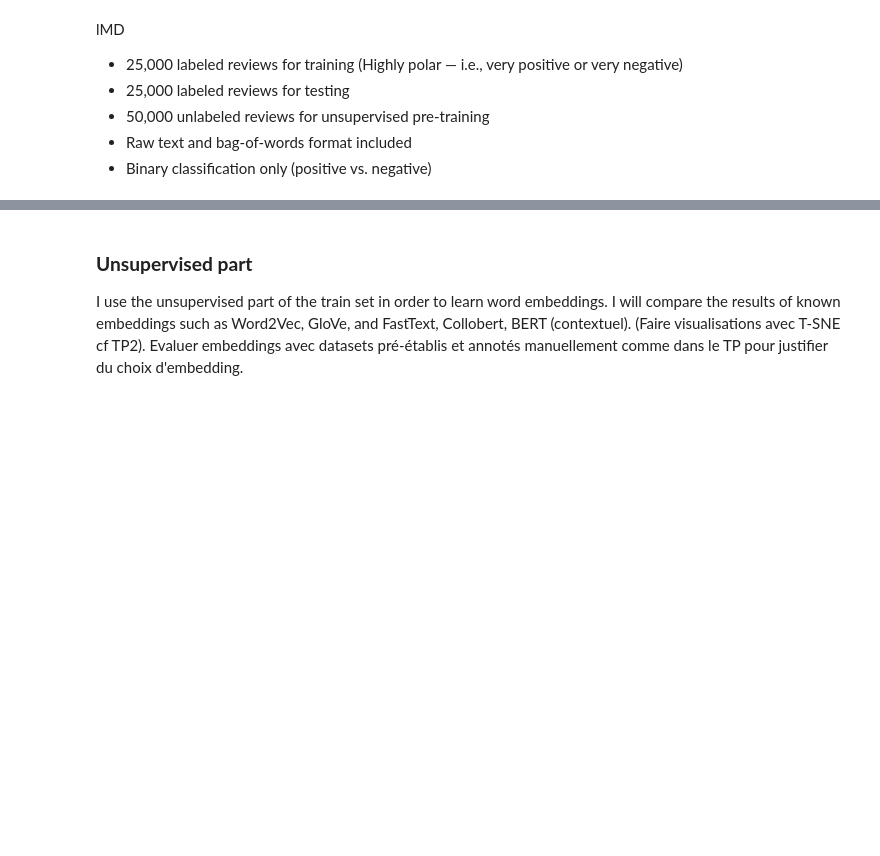
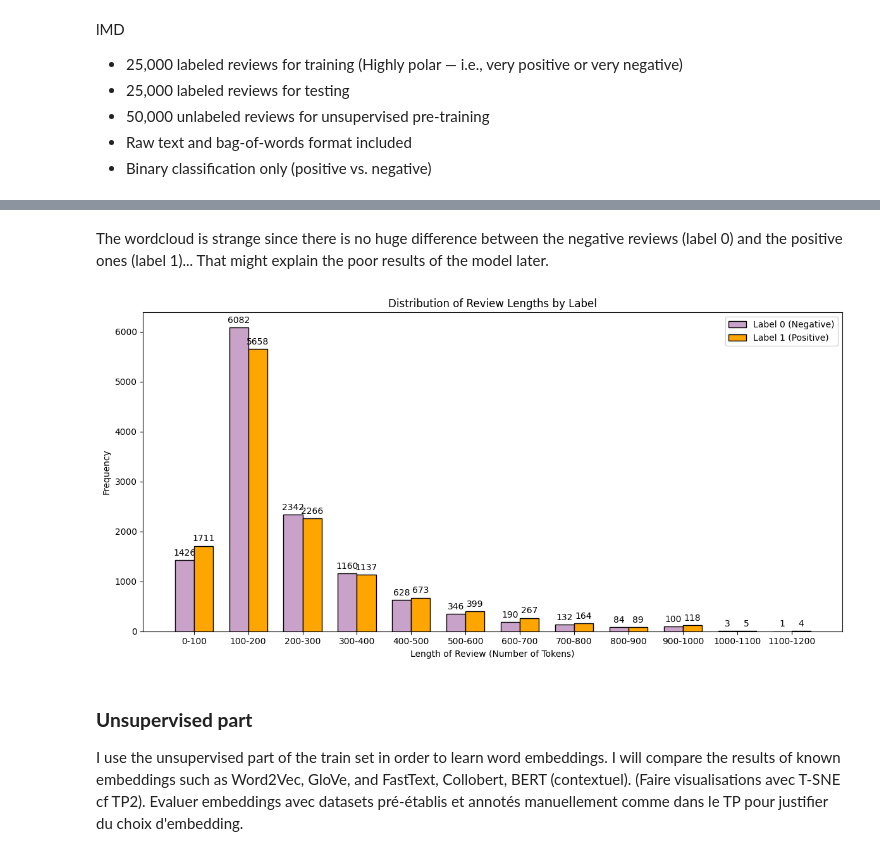
Before and after one commit to mekkilila/NLP_project, a Jupyter notebook: first_model.ipynb, the cells around one changed output, grey strips where cells are left out. Cells and saved outputs as stored; diff of their text form; code cells hidden in the pictures; blank space fills up the shorter version.

```diff
--- a/first_model.ipynb
+++ b/first_model.ipynb
@@ -66,3 +412,61 @@ sst_dataset = load_dataset("sst", "default")  # pour fine-grained
+# %% [markdown]
+The wordcloud is strange since there is no huge difference between the negative reviews (label 0) and the positive ones (label 1)... That might explain the poor results of the model later.
+# %%
+import matplotlib.pyplot as plt
+import numpy as np
+
+# Step 1: Calculate the length of each review
+review_lengths = [len(tokenizer.tokenize(text)) for text in train_texts]
+
+# Step 2: Separate the lengths by label
+lengths_label_0 = [review_lengths[i] for i in range(len(train_labels)) if train_labels[i] == 0]
+lengths_label_1 = [review_lengths[i] for i in range(len(train_labels)) if train_labels[i] == 1]
+
+# Step 3: Set the bin edges (range of lengths for the histogram)
+max_length = 1200
+bins = np.arange(0, max_length + 10, 100)  # bins of length 100
+
+# Step 4: Count the frequencies of each bin
+counts_0, _ = np.histogram(lengths_label_0, bins)
+counts_1, _ = np.histogram(lengths_label_1, bins)
+
+# Step 5: Set the positions of the bars on the x-axis
+x = np.arange(len(bins) - 1)  # positions of the bars
+width = 0.35  # the width of the bars
+
+# Step 6: Plot side-by-side bar plot
+fig, ax = plt.subplots(figsize=(12, 6))
+
+rects1 = ax.bar(x - width/2, counts_0, width, label='Label 0 (Negative)', color='lilac', edgecolor='black')
+rects2 = ax.bar(x + width/2, counts_1, width, label='Label 1 (Positive)', color='orange', edgecolor='black')
+
+# Add some text for labels, title, and custom x-axis tick labels
+ax.set_ylabel('Frequency')
+ax.set_xlabel('Length of Review (Number of Tokens)')
+ax.set_title('Distribution of Review Lengths by Label')
+ax.set_xticks(x)
+ax.set_xticklabels([f'{bins[i]}-{bins[i+1]}' for i in range(len(bins) - 1)])  # bin ranges as labels
+ax.legend()
+
+# Function to add labels above the bars
+def autolabel(rects):
+    for rect in rects:
+        height = rect.get_height()
+        ax.annotate(f'{height}',
+                    xy=(rect.get_x() + rect.get_width() / 2, height),
+                    xytext=(0, 3),  # 3 points vertical offset
+                    textcoords="offset points",
+                    ha='center', va='bottom')
+
+# Apply autolabel function to both sets of bars
+autolabel(rects1)
+autolabel(rects2)
+
+# Adjust layout and display
+fig.tight_layout()
+plt.show()
+# %% [output]
+[figure, added]
 # %% [markdown]
 ### **Unsupervised part**
 
```
Also changed, not shown: parts of 31 cells of this notebook, 1 other file.
